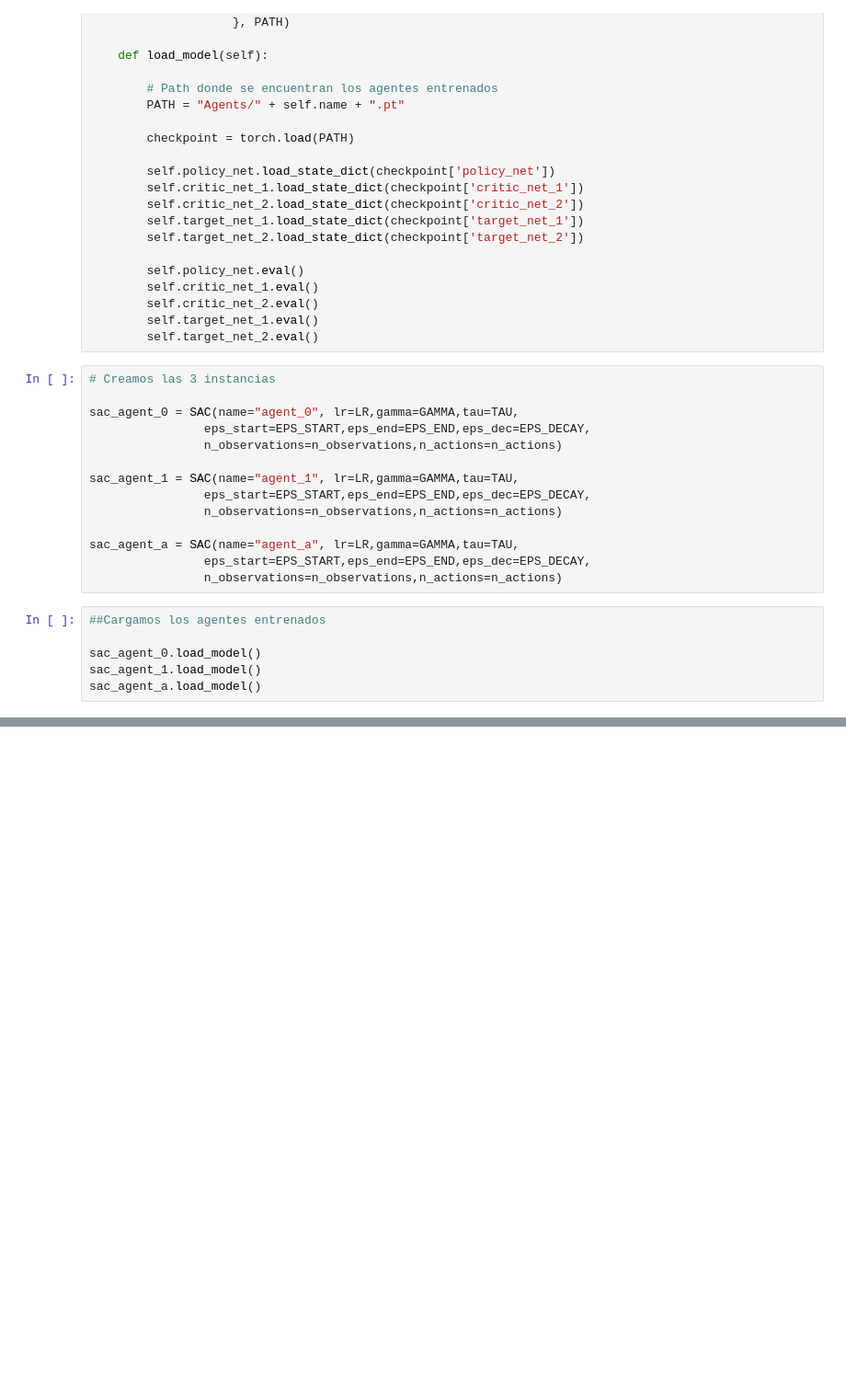
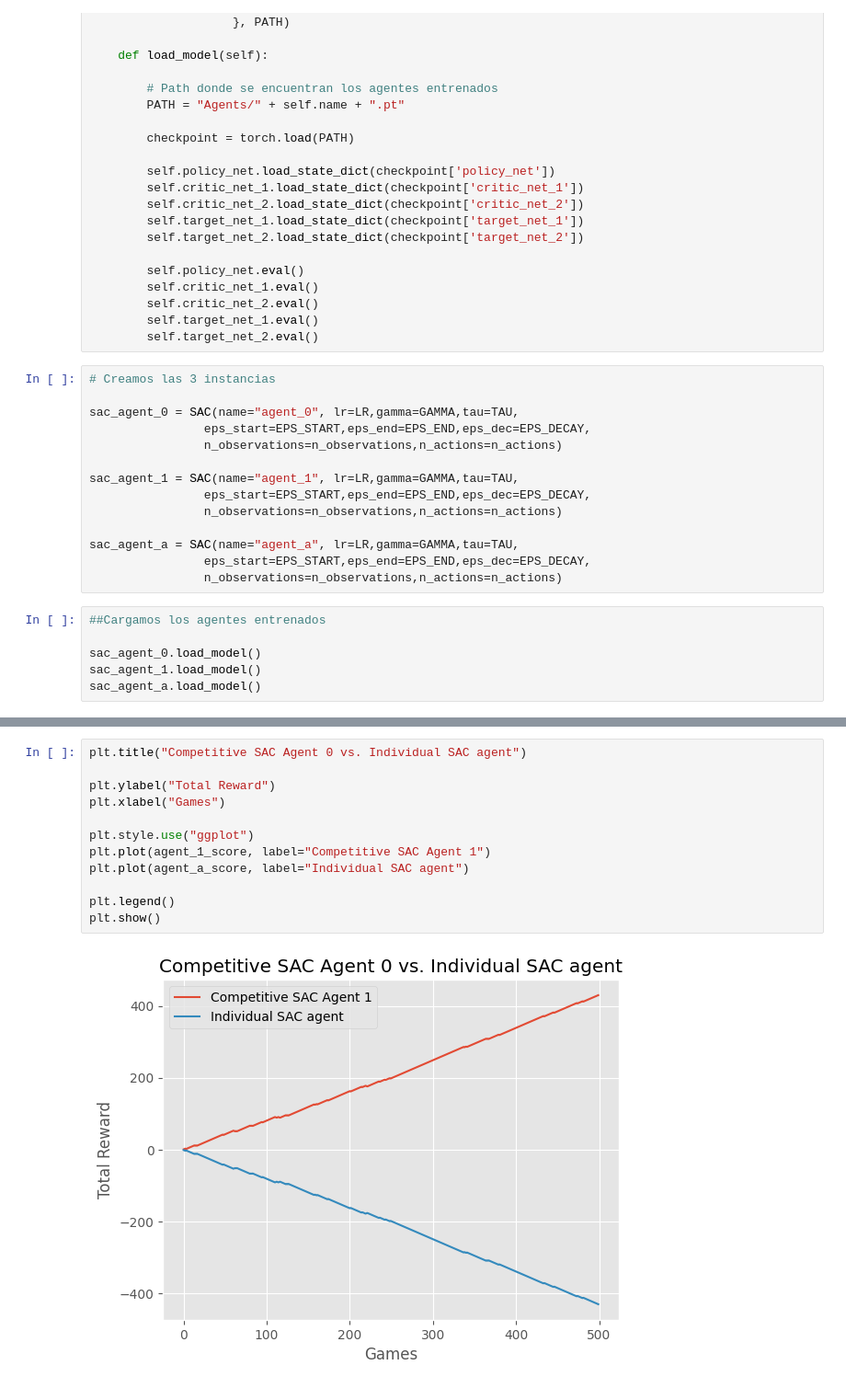
Before and after one commit to Jorge-E-Guerrero/Connect-4-SAC-Prototype, a Jupyter notebook: Final Match.ipynb, the cells around one changed output, grey strips where cells are left out. Shown at 92% size. Cells and saved outputs as stored; diff of their text form; blank space fills up the shorter version.

```diff
--- a/Final Match.ipynb
+++ b/Final Match.ipynb
@@ -368,0 +464,14 @@ plt.show()
+# %%
+plt.title("Competitive SAC Agent 0 vs. Individual SAC agent")
+
+plt.ylabel("Total Reward")
+plt.xlabel("Games")
+
+plt.style.use("ggplot")
+plt.plot(agent_1_score, label="Competitive SAC Agent 1")
+plt.plot(agent_a_score, label="Individual SAC agent")
+
+plt.legend()
+plt.show()
+# %% [output]
+[figure, added]
```
Also changed, not shown: parts of 4 cells of this notebook, 5 other files.
